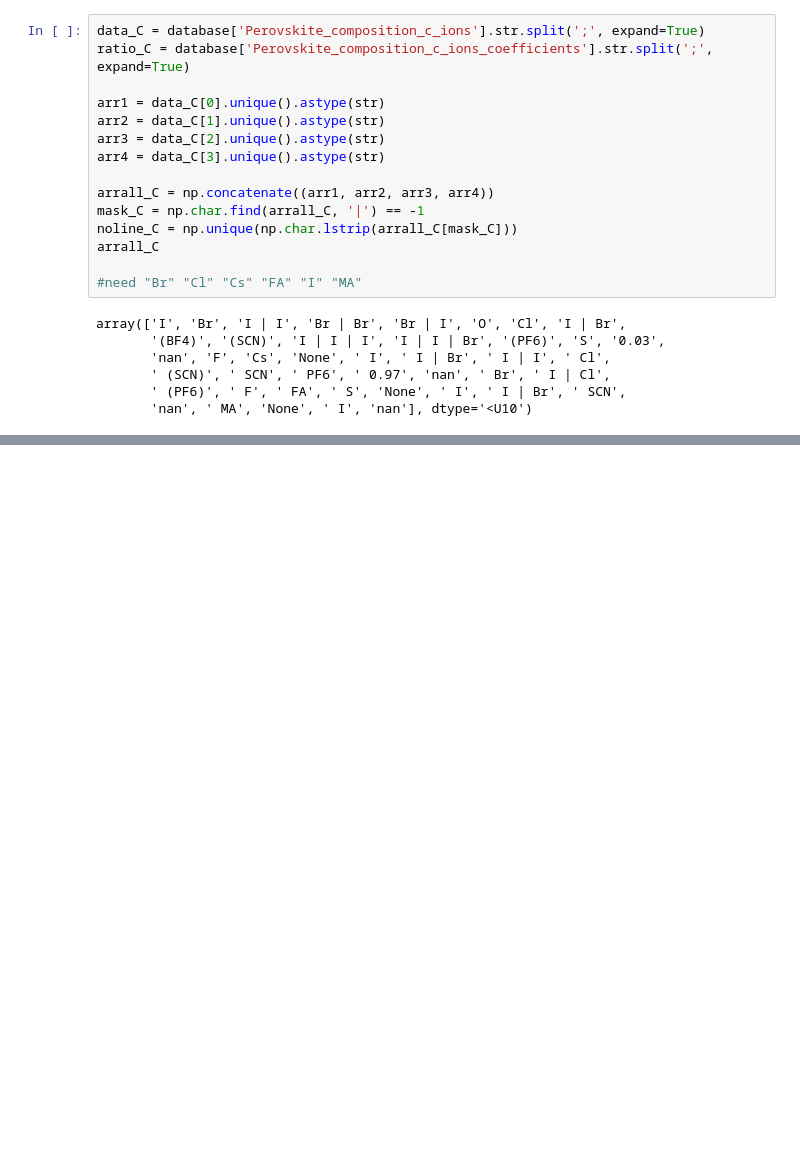
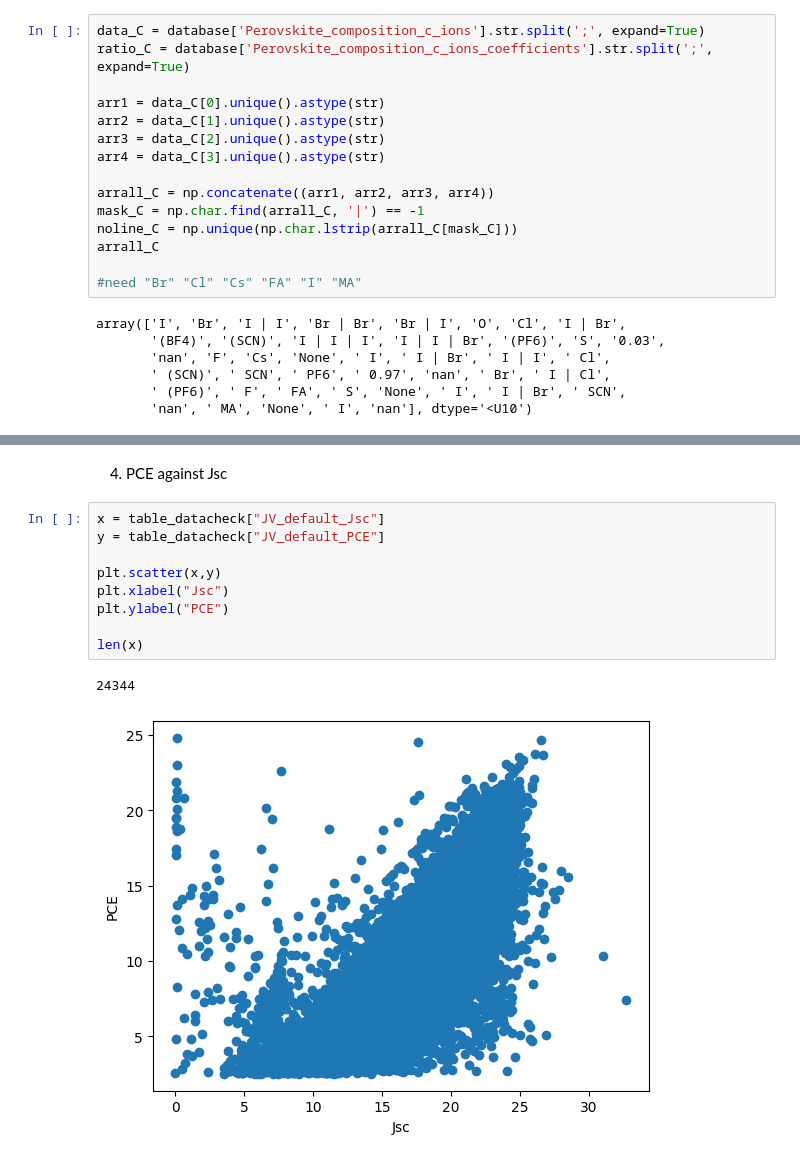
Before and after one commit to drcgreenland/PerovskiteML_project, a Jupyter notebook: replicating.ipynb, the cells around one changed output, grey strips where cells are left out. Cells and saved outputs as stored; diff of their text form; blank space fills up the shorter version.

```diff
--- a/replicating.ipynb
+++ b/replicating.ipynb
@@ -282,0 +312,14 @@ array(['I', 'Br', 'I | I', 'Br | Br', 'Br | I', 'O', 'Cl', 'I | Br',
+# %% [markdown]
+4. PCE against Jsc
+# %%
+x = table_datacheck["JV_default_Jsc"]
+y = table_datacheck["JV_default_PCE"]
+
+plt.scatter(x,y)
+plt.xlabel("Jsc")
+plt.ylabel("PCE")
+
+len(x)
+# %% [output]
+24344
+[figure, added]
```
Also changed, not shown: parts of 22 cells of this notebook.
